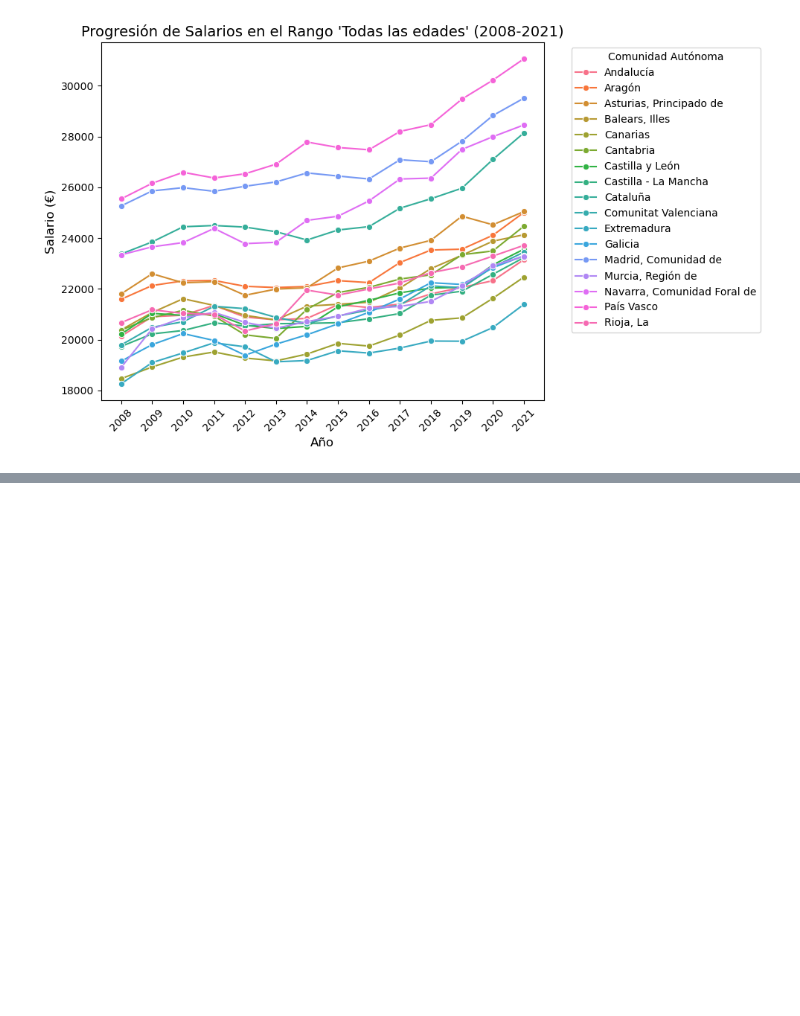
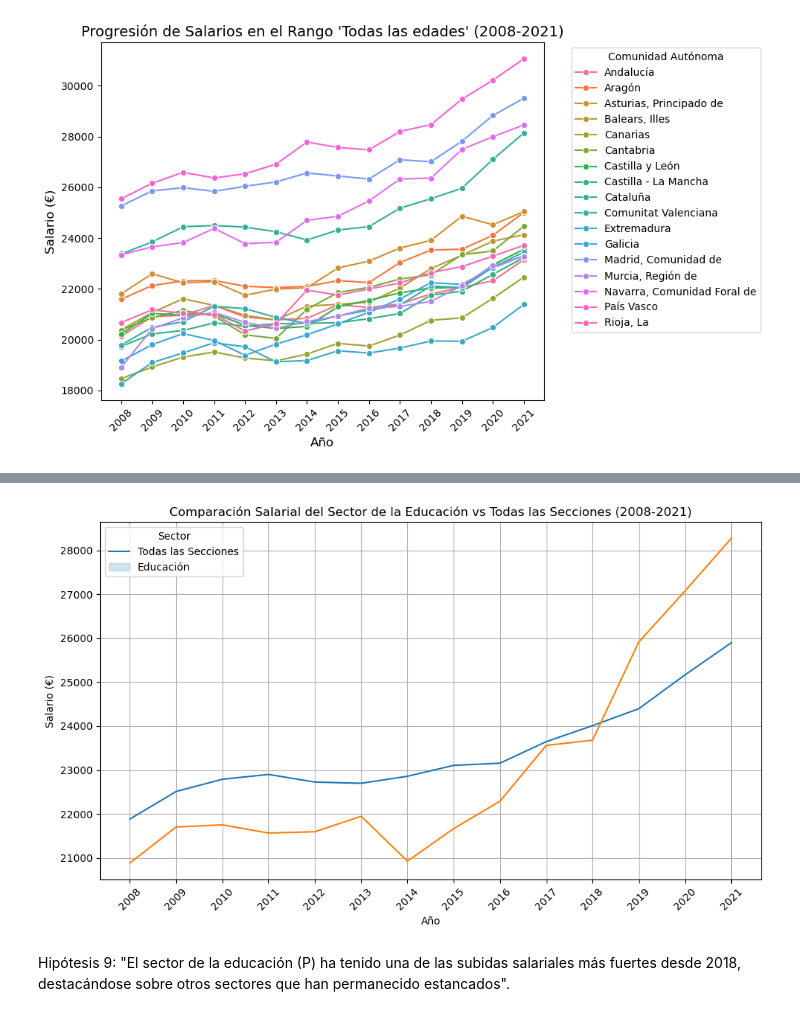
Before and after one commit to adrianbenitezrueda/first-project-data, a Jupyter notebook: adrian_main.ipynb, the cells around one changed output, grey strips where cells are left out. Drawn from its saved outputs; the diff is of its cells as text; code cells hidden in the pictures; blank space fills up the shorter version.

```diff
--- a/adrian_main.ipynb
+++ b/adrian_main.ipynb
@@ -948,0 +1013,21 @@ plt.show()
+# %%
+# Filtrar el DataFrame solo con 'Todas las Secciones' y 'Educación'
+df_educacion_vs_todas = df_salario_nacional_sexo_y_seccionactividad.loc[['B_S Todas las secciones', 'P Educación']].transpose()
+
+# Crear la gráfica comparativa solo entre el sector de la Educación y todas las secciones
+plt.figure(figsize=(10, 6))
+sns.lineplot(data=df_educacion_vs_todas, dashes=False)
+plt.title('Comparación Salarial del Sector de la Educación vs Todas las Secciones (2008-2021)')
+plt.ylabel('Salario (€)')
+plt.xlabel('Año')
+plt.legend(title='Sector', labels=['Todas las Secciones', 'Educación'])
+plt.xticks(rotation=45)
+plt.grid(True)
+plt.tight_layout()
+
+# Mostrar el gráfico
+plt.show()
+# %% [output]
+[figure, added]
+# %% [markdown]
+Hipótesis 9: "El sector de la educación (P) ha tenido una de las subidas salariales más fuertes desde 2018, destacándose sobre otros sectores que han permanecido estancados".
```
Also changed, not shown: parts of 10 cells of this notebook, 3 other files.
